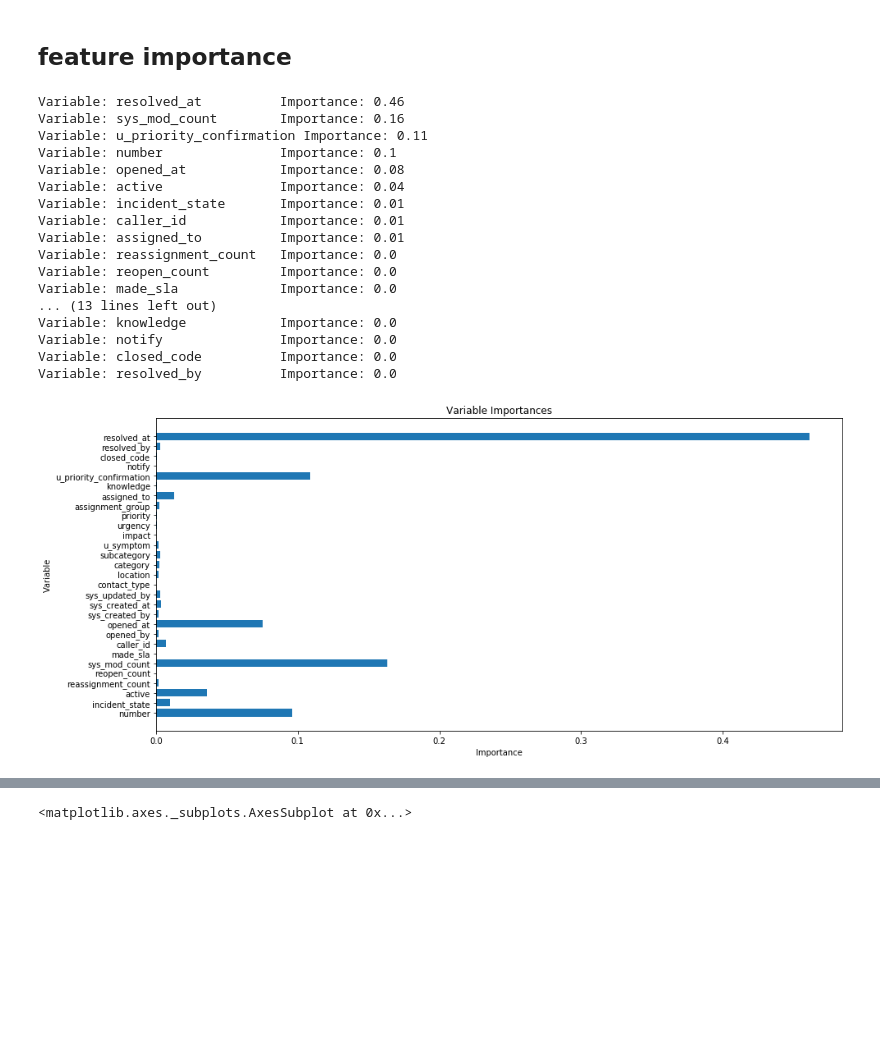
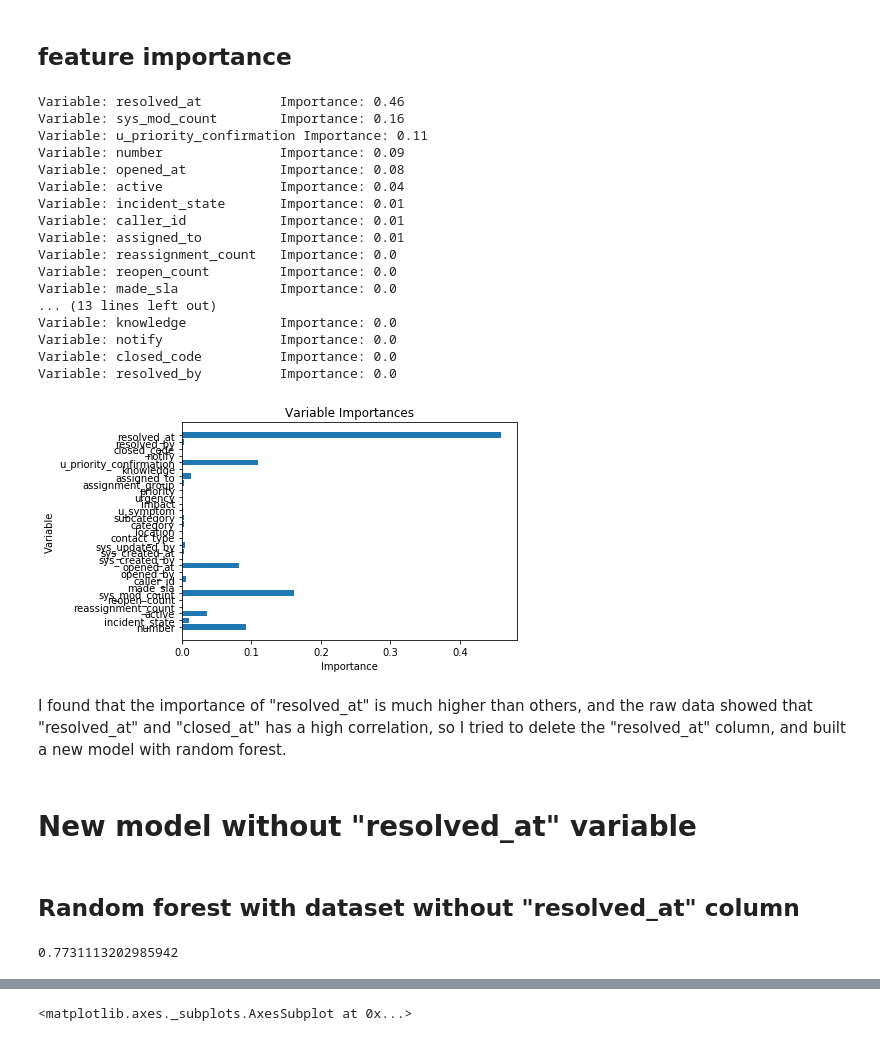
Before and after one commit to unclestay/ESILV---Python-for-data-analysis---devoir-2020, a Jupyter notebook: project.ipynb, the cells around one changed output, grey strips where cells are left out. Cells and saved outputs as stored; diff of their text form; code cells hidden in the pictures; blank space fills up the shorter version.

```diff
--- a/project.ipynb
+++ b/project.ipynb
@@ -534,21 +531,0 @@ df0 = df.drop(["resolved_at"], axis=1)
-# %%
-X = df0.iloc[:,:-1]
-
-y = df0["rest_time2"]
-
-from sklearn.model_selection import train_test_split
-X_train, X_test, Y_train, Y_test = train_test_split(X,y)
-
-from sklearn.ensemble import RandomForestRegressor
-
-def get_score(algorithme, X_train, X_test, Y_train, Y_test):
-    modele     = algorithme.fit(X_train, Y_train)
-    score      = modele.score(X_test, Y_test)
-    return score
-
-hyperparametres = {"n_estimators" : 50,
-                  "max_features"  :  28,
-                  "max_depth"     :  50}
-algorithme = RandomForestRegressor(**hyperparametres)
-score = get_score(algorithme, X_train, X_test, Y_train, Y_test)
-score
@@ -626,7 +601,7 @@ feature_importances = sorted(feature_importances, key = lambda x: x[1], reverse
 Variable: resolved_at          Importance: 0.46
 Variable: sys_mod_count        Importance: 0.16
 Variable: u_priority_confirmation Importance: 0.11
-Variable: number               Importance: 0.1
+Variable: number               Importance: 0.09
 Variable: opened_at            Importance: 0.08
 Variable: active               Importance: 0.04
 Variable: incident_state       Importance: 0.01
@@ -643,24 +618,30 @@ Variable: resolved_by          Importance: 0.0
 # %%
 %matplotlib inline
 import matplotlib.pyplot as plt
 
 # list of x locations for plotting
 x_values = list(range(len(importances)))
 
-plt.figure(figsize=(15,7))
+#plt.figure(figsize=(15,7))
 
 # Make a bar chart
 plt.barh(x_values, importances)
 
 # Tick labels for x axis
 plt.yticks(x_values, feature_list)#, rotation='horizontal')
 
 # Axis labels and title
 plt.xlabel('Importance')
 plt.ylabel('Variable')
 plt.title('Variable Importances')
 
 
 plt.savefig("variable_importance.png", dpi = 200)
 # %% [output]
-[figure, old version]
+[figure, new version]
+# %% [markdown]
+I found that the importance of "resolved_at" is much higher than others, and the raw data showed that "resolved_at" and "closed_at" has a high correlation, so I tried to delete the "resolved_at" column, and built a new model with random forest.
+# %% [markdown]
+# New model without "resolved_at" variable
+# %% [markdown]
+## Random forest with dataset without "resolved_at" column
@@ -666,0 +650,15 @@ plt.savefig("variable_importance.png", dpi = 200)
+# %%
+X2 = df0.iloc[:,:-1]
+
+y2 = df0["rest_time2"]
+
+X_train2, X_test2, Y_train2, Y_test2 = train_test_split(X2,y2)
+
+hyperparametres2 = {"n_estimators" : 50,
+                    "max_features"  :  28,
+                    "max_depth"     :  50}
+algorithme2 = RandomForestRegressor(**hyperparametres2)
+score2 = get_score(algorithme2, X_train2, X_test2, Y_train2, Y_test2)
+score2
+# %% [output]
+0.7731113202985942
```
Also changed, not shown: parts of 23 cells of this notebook.
